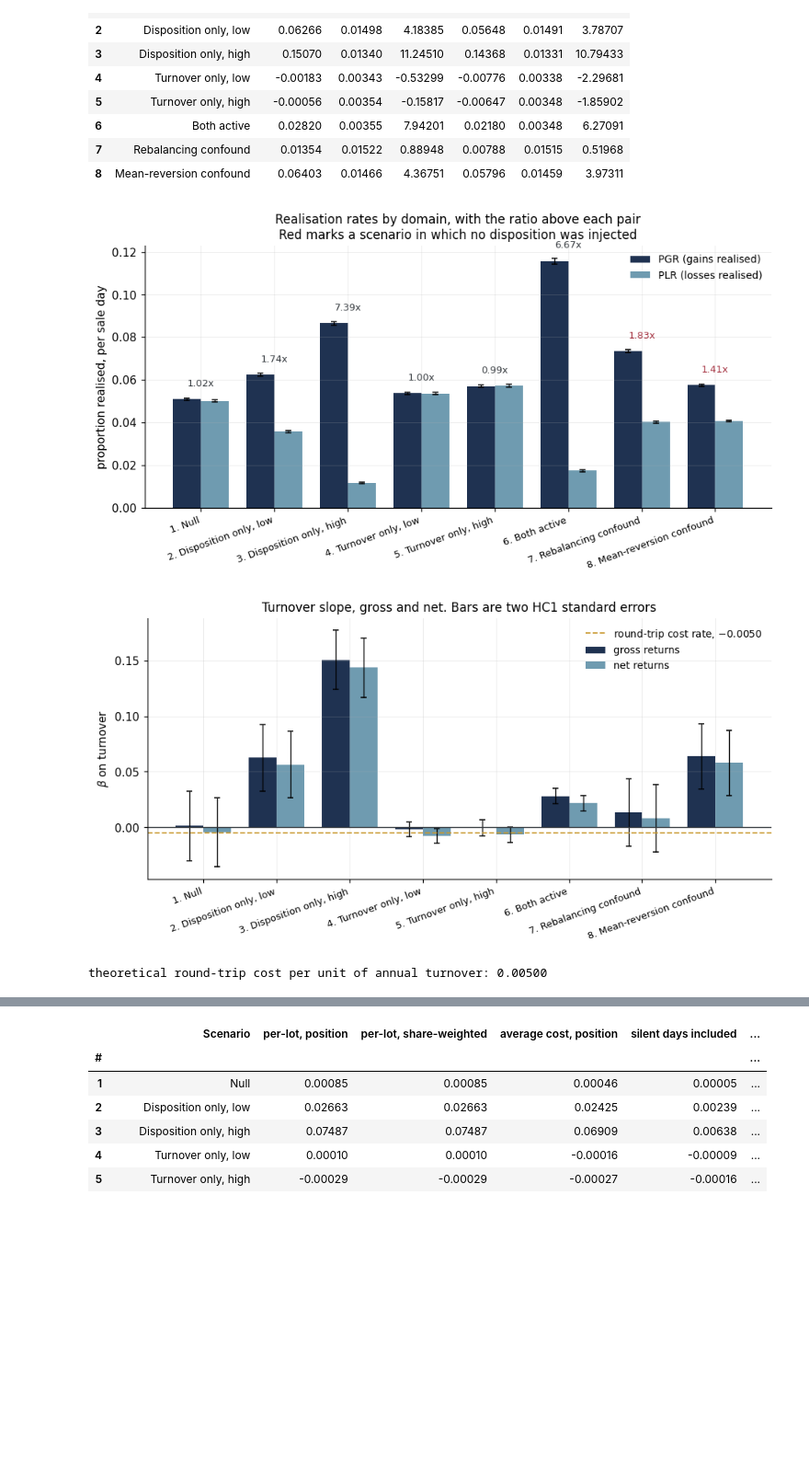
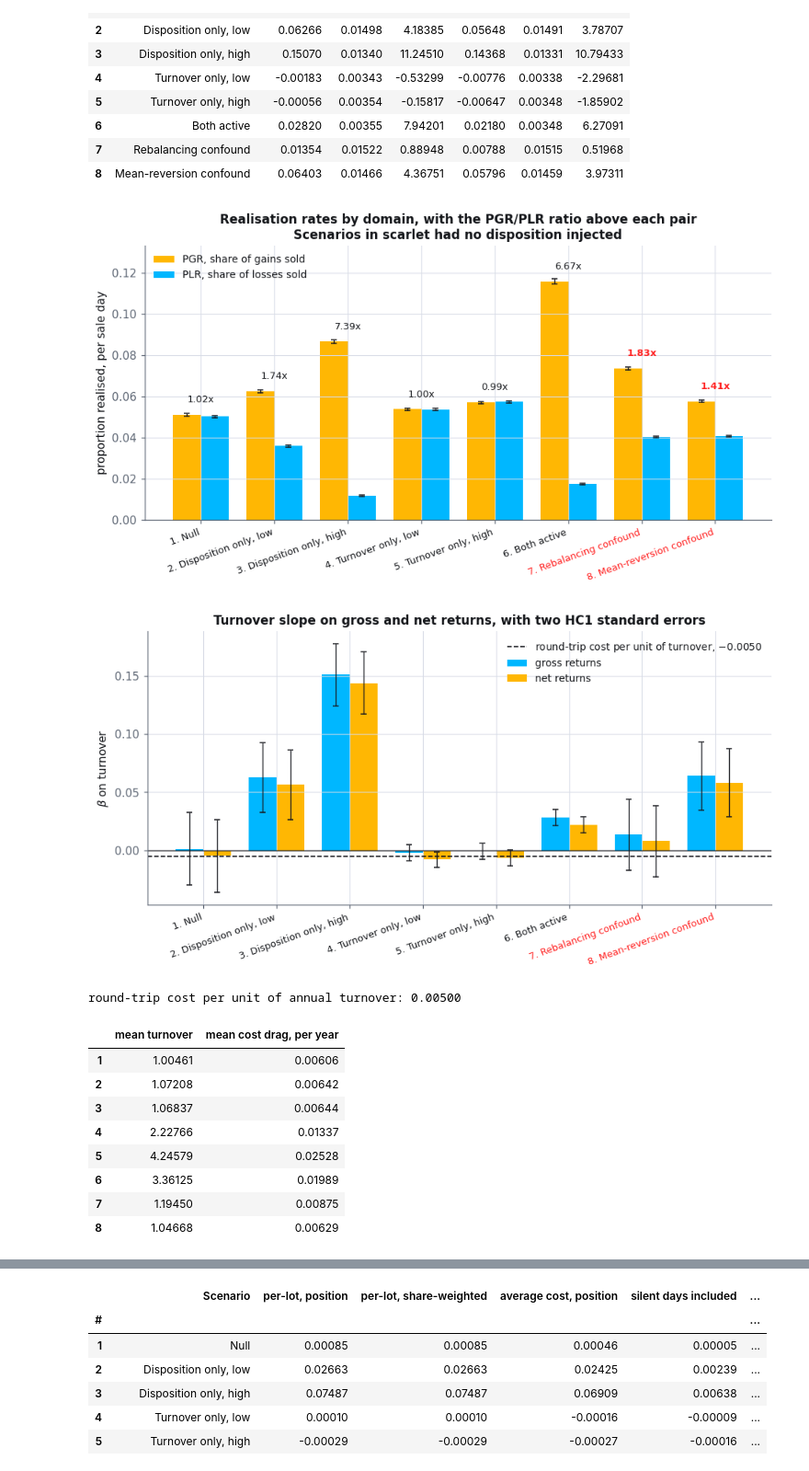
Before and after one commit to Urielledezma/Behavioural-Finance-Studies, a Jupyter notebook: studies/p01-disposition-overconfidence/P01_behavioral_finance.ipynb, the cells around one changed output, grey strips where cells are left out. Shown at 92% size. Drawn from its saved outputs; the diff is of its cells as text; code cells hidden in the pictures; blank space fills up the shorter version.

```diff
--- a/studies/p01-disposition-overconfidence/P01_behavioral_finance.ipynb
+++ b/studies/p01-disposition-overconfidence/P01_behavioral_finance.ipynb
@@ -347,10 +315,23 @@ table[["Scenario", "beta_gross", "se_gross", "t_gross", "beta_net", "se_net", "t
 # %%
 fx.pgr_plr_bars(table, f"{FIG}/pgr_plr.png"); plt.show()
 cost_rate = 2 * (CostConfig().commission_bps + CostConfig().half_spread_bps) * 1e-4
 fx.slopes(table, cost_rate, f"{FIG}/slopes.png"); plt.show()
-print(f"theoretical round-trip cost per unit of annual turnover: {cost_rate:.5f}")
+drag = pd.DataFrame({k: {"mean turnover": outputs[k].df.turnover.mean(),
+                         "mean cost drag, per year": outputs[k].df.cost_drag.mean()}
+                     for k in outputs}).T
+print(f"round-trip cost per unit of annual turnover: {cost_rate:.5f}")
+drag
 # %% [output]
-[figure, old version]
+[figure, new version]
-[figure, old version]
+[figure, new version]
-theoretical round-trip cost per unit of annual turnover: 0.00500
+round-trip cost per unit of annual turnover: 0.00500
+|  | mean turnover | mean cost drag, per year |
+| 1 | 1.00461 | 0.00606 |
+| 2 | 1.07208 | 0.00642 |
+| 3 | 1.06837 | 0.00644 |
+| 4 | 2.22766 | 0.01337 |
+| 5 | 4.24579 | 0.02528 |
+| 6 | 3.36125 | 0.01989 |
+| 7 | 1.19450 | 0.00875 |
+| 8 | 1.04668 | 0.00629 |
 # %% [markdown]
```
Also changed, not shown: parts of 50 cells of this notebook, 11 other files.
